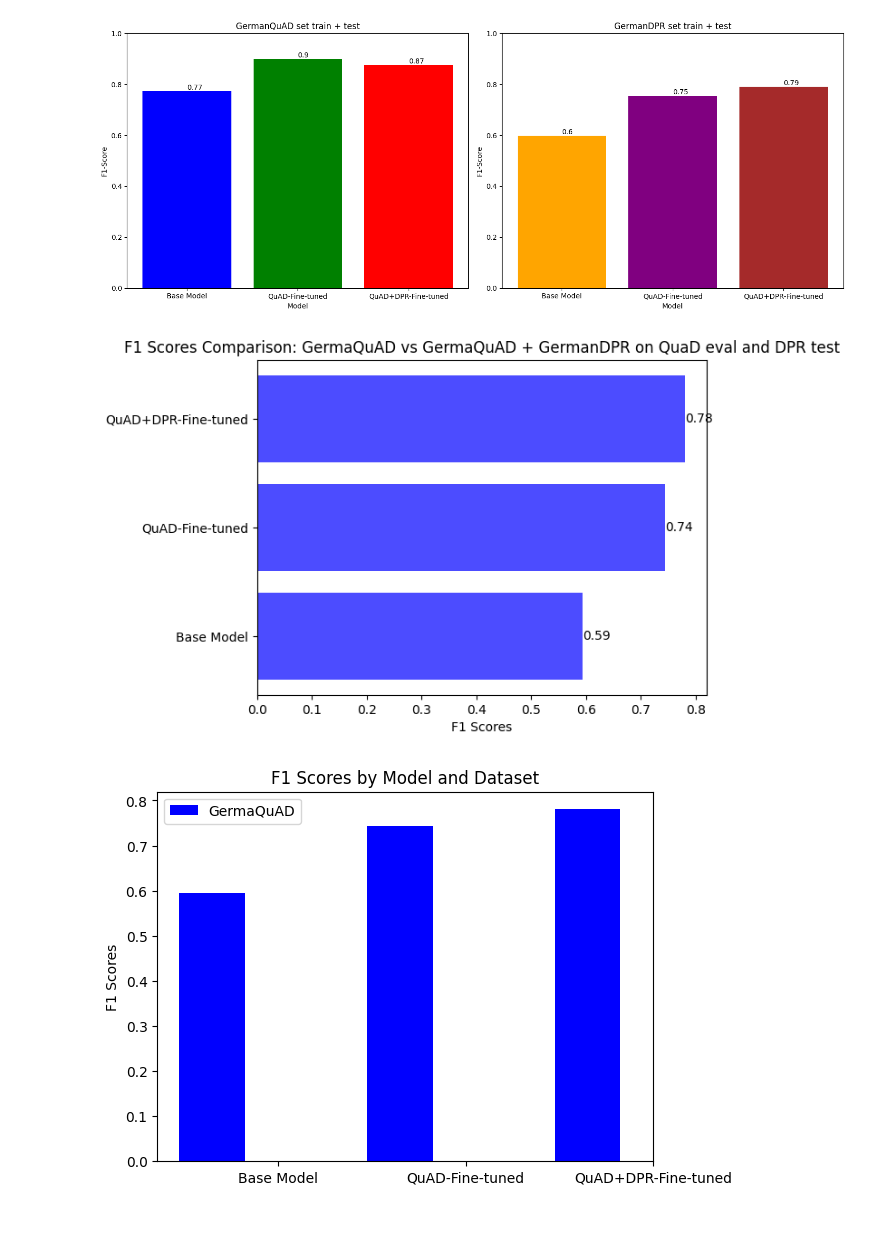
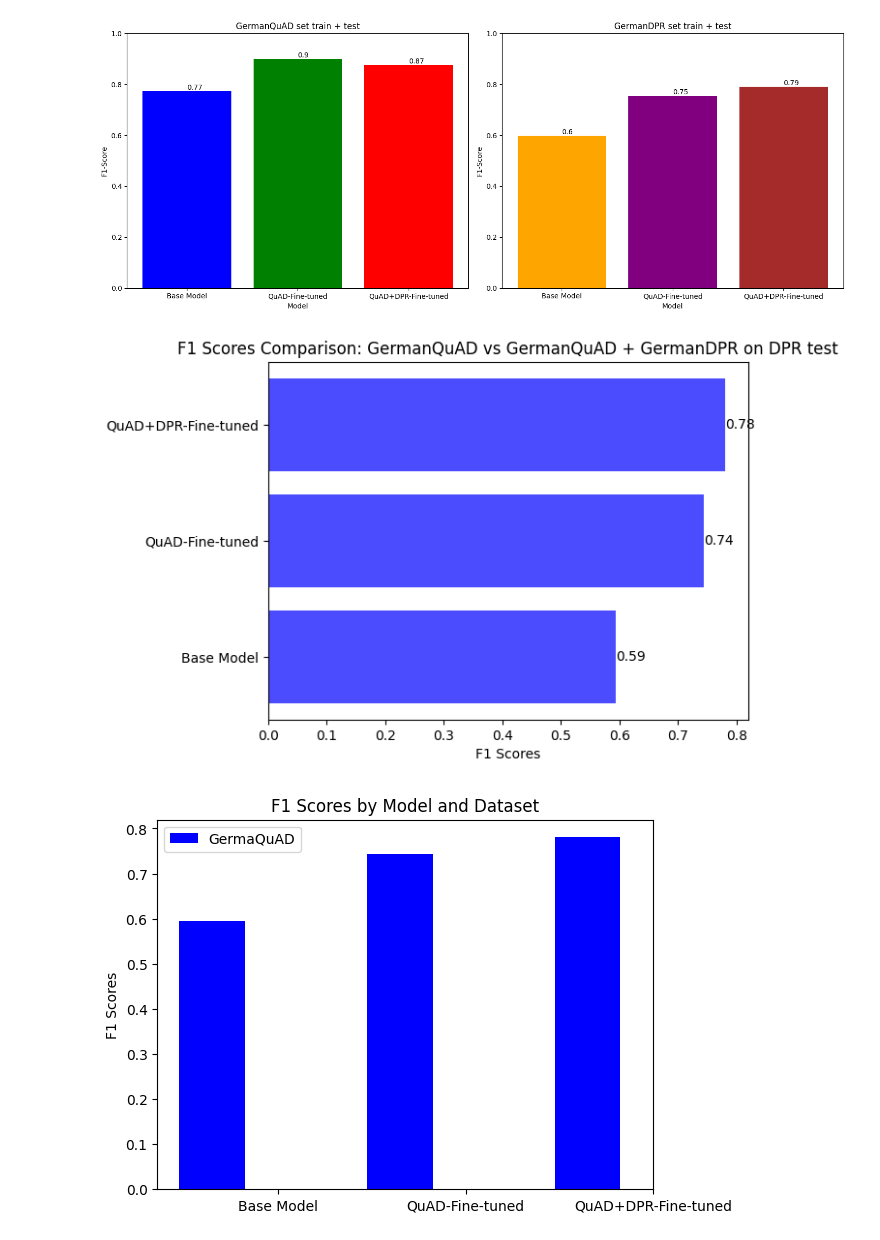
Before and after one commit to ValentinForster/AIRGroup14, a Jupyter notebook: Copy_of_AIR_Project_Colab_Haystack.ipynb, the cells around one changed output. Saved outputs shown, nothing was run; the diff lists cells and outputs as text; code cells hidden in the pictures.

```diff
--- a/Copy_of_AIR_Project_Colab_Haystack.ipynb
+++ b/Copy_of_AIR_Project_Colab_Haystack.ipynb
@@ -431,18 +431,18 @@ plt.show()
 # %%
 f1_scores_germandpr_test = [0.5941463414634146, 0.744390243902439, 0.7804878048780488]
 fig, ax = plt.subplots()
 bars = ax.barh(models, f1_scores_germandpr_test, color='blue', alpha=0.7, label='GermaQuAD')
 
 ax.set_xlabel('F1 Scores')
-ax.set_title('F1 Scores Comparison: GermaQuAD vs GermaQuAD + GermanDPR on QuaD eval and DPR test')
+ax.set_title('F1 Scores Comparison: GermanQuAD vs GermanQuAD + GermanDPR on DPR test')
 
 for bar in bars:
     width = bar.get_width()
     ax.text(width, bar.get_y() + bar.get_height() / 2, f'{width:.2f}',ha='left', va='center')
 
 plt.show()
 # %% [output]
-[figure, old version]
+[figure, new version]
 # %%
 import numpy as np
 
```
